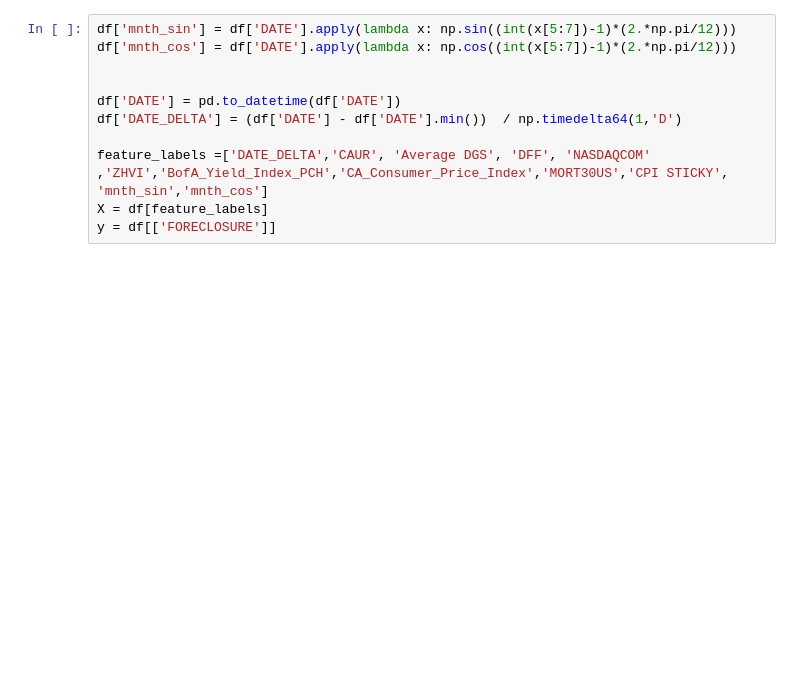
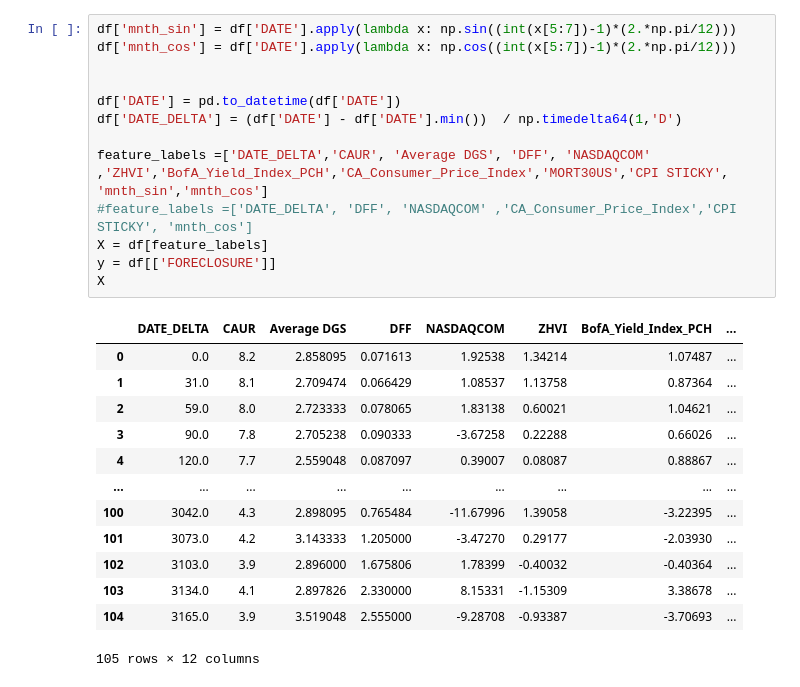
Before and after one commit to Shramster/Predicting-Los-Angeles-Foreclosures, a Jupyter notebook: application/RandomForest_PeriodicMonths.ipynb, the cells around one changed output. Saved outputs shown, nothing was run; the diff lists cells and outputs as text; blank space fills up the shorter version.

```diff
--- a/application/RandomForest_PeriodicMonths.ipynb
+++ b/application/RandomForest_PeriodicMonths.ipynb
@@ -14,12 +29,28 @@ df = pd.read_csv("../dataset/1-CombinedDataset.csv", index_col=0)
 # %%
 df['mnth_sin'] = df['DATE'].apply(lambda x: np.sin((int(x[5:7])-1)*(2.*np.pi/12)))
 df['mnth_cos'] = df['DATE'].apply(lambda x: np.cos((int(x[5:7])-1)*(2.*np.pi/12)))
 
 
 df['DATE'] = pd.to_datetime(df['DATE'])
 df['DATE_DELTA'] = (df['DATE'] - df['DATE'].min())  / np.timedelta64(1,'D')
 
 feature_labels =['DATE_DELTA','CAUR', 'Average DGS', 'DFF', 'NASDAQCOM' ,'ZHVI','BofA_Yield_Index_PCH','CA_Consumer_Price_Index','MORT30US','CPI STICKY', 'mnth_sin','mnth_cos']
+#feature_labels =['DATE_DELTA', 'DFF', 'NASDAQCOM' ,'CA_Consumer_Price_Index','CPI STICKY', 'mnth_cos']
 X = df[feature_labels]
 y = df[['FORECLOSURE']]
+X
+# %% [output]
+|  | DATE_DELTA | CAUR | Average DGS | DFF | NASDAQCOM | ZHVI | BofA_Yield_Index_PCH | ... |
+| 0 | 0.0 | 8.2 | 2.858095 | 0.071613 | 1.92538 | 1.34214 | 1.07487 | ... |
+| 1 | 31.0 | 8.1 | 2.709474 | 0.066429 | 1.08537 | 1.13758 | 0.87364 | ... |
+| 2 | 59.0 | 8.0 | 2.723333 | 0.078065 | 1.83138 | 0.60021 | 1.04621 | ... |
+| 3 | 90.0 | 7.8 | 2.705238 | 0.090333 | -3.67258 | 0.22288 | 0.66026 | ... |
+| 4 | 120.0 | 7.7 | 2.559048 | 0.087097 | 0.39007 | 0.08087 | 0.88867 | ... |
+| ... | ... | ... | ... | ... | ... | ... | ... | ... |
+| 100 | 3042.0 | 4.3 | 2.898095 | 0.765484 | -11.67996 | 1.39058 | -3.22395 | ... |
+| 101 | 3073.0 | 4.2 | 3.143333 | 1.205000 | -3.47270 | 0.29177 | -2.03930 | ... |
+| 102 | 3103.0 | 3.9 | 2.896000 | 1.675806 | 1.78399 | -0.40032 | -0.40364 | ... |
+| 103 | 3134.0 | 4.1 | 2.897826 | 2.330000 | 8.15331 | -1.15309 | 3.38678 | ... |
+| 104 | 3165.0 | 3.9 | 3.519048 | 2.555000 | -9.28708 | -0.93387 | -3.70693 | ... |
+105 rows × 12 columns
 # %%
```
Also changed, not shown: parts of 3 cells of this notebook, 1 other file.
